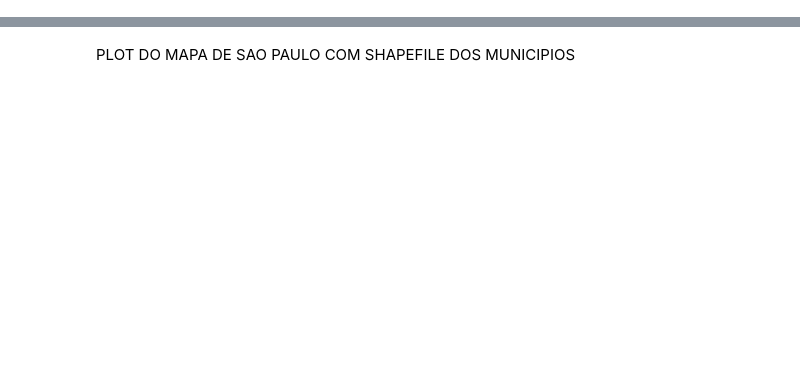
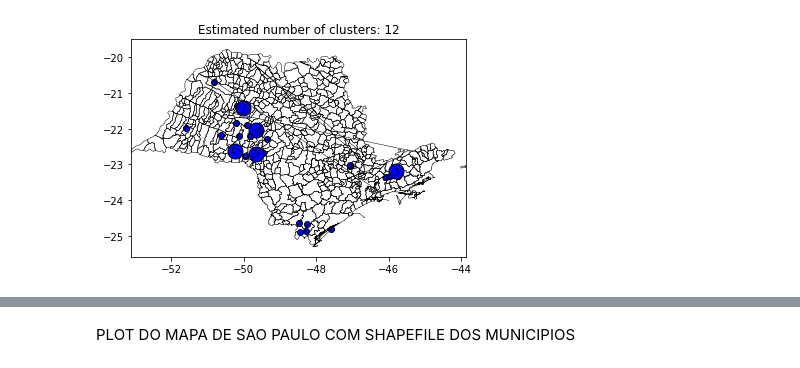
Before and after one commit to lucascantos/Georeference, a Jupyter notebook: RadarAlert.ipynb, the cells around one changed output, grey strips where cells are left out. Cells and saved outputs as stored; diff of their text form; code cells hidden in the pictures; blank space fills up the shorter version.

```diff
--- a/RadarAlert.ipynb
+++ b/RadarAlert.ipynb
@@ -112,0 +77,79 @@ plt.show()
+# %%
+from sklearn.cluster import DBSCAN
+import numpy as np
+import matplotlib.pyplot as plt
+import time
+buffer_ratio = (0.01)*(1-0.99919687401213+1)
+
+start = time.time()
+
+fname2 = 'gadm/gadm36_BRA_2.shp'
+fname1 = 'gadm/gadm36_BRA_1.shp'
+
+sf = shapefile.Reader(fname2)
+shapes = sf.shapes()
+
+db = DBSCAN(eps=0.09, min_samples=10).fit(coordArray)
+core_samples_mask = np.zeros_like(db.labels_, dtype=bool)
+core_samples_mask[db.core_sample_indices_] = True
+labels = db.labels_
+unique_labels = set(labels)
+
+for i in range(len(shapes)):
+    if sf.record(i)[3] == 'São Paulo':
+
+        shape_ex = sf.shape(i).points
+        polygon = Polygon(shape_ex)
+
+        for k in unique_labels:
+            class_member_mask = (labels == k)
+            if k != -1:
+                xy = coordArray[class_member_mask & core_samples_mask]
+                X = np.mean(xy[:,0])
+                Y = np.mean(xy[:,1])
+                TS = Point(X,Y).buffer(buffer_ratio)
+                if polygon.contains(TS):
+                    print(np.array(sf.record(i))[6])
+                    plt.plot(X, Y, 'bo',markeredgecolor='k', markersize=15)
+                    break
+            else:
+                xy = coordArray[class_member_mask & ~core_samples_mask]
+                for X, Y in xy:
+                    point = Point(X,Y)
+                    if polygon.contains(point):
+                        print(np.array(sf.record(i))[6])
+                        plt.plot(X, Y, 'bo',markeredgecolor='k', markersize=6)
+                        break
+        x_lon = np.zeros((len(shape_ex),1))
+        y_lat = np.zeros((len(shape_ex),1))
+
+        for ip in range(len(shape_ex)):
+            x_lon[ip] = shape_ex[ip][0]
+            y_lat[ip] = shape_ex[ip][1]
+        plt.plot(x_lon,y_lat,'k', linewidth=0.5)
+
+
+
+
+# Number of clusters in labels, ignoring noise if present.
+n_clusters_ = len(set(labels)) - (1 if -1 in labels else 0)
+n_noise_ = list(labels).count(-1)
+
+print('Estimated number of clusters: %d' % n_clusters_)
+print('Estimated number of noise points: %d' % n_noise_)
+
+
+# Plot result
+
+sf = shapefile.Reader(fname1)
+i = 24
+shape_ex = sf.shape(i).points
+
+plt.xlim(sf.shape(i).bbox[0],sf.shape(i).bbox[2])
+
+plt.title('Estimated number of clusters: %d' % n_clusters_)
+plt.show()
+
+end = time.time()
+print (end - start)
+# %% [output]
@@ -112,0 +173 @@ plt.show()
+[figure, added]
```
Also changed, not shown: parts of 7 cells of this notebook.
